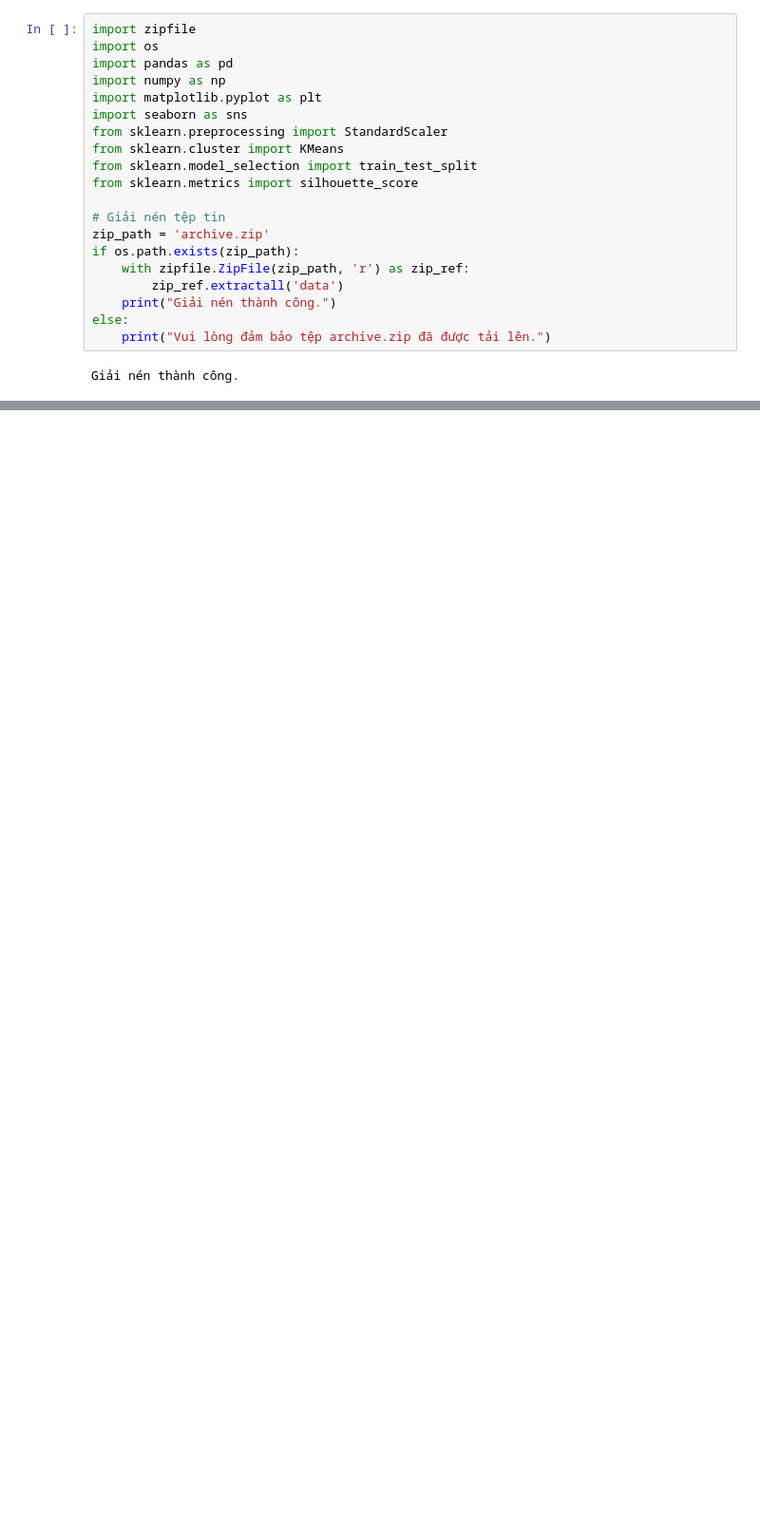
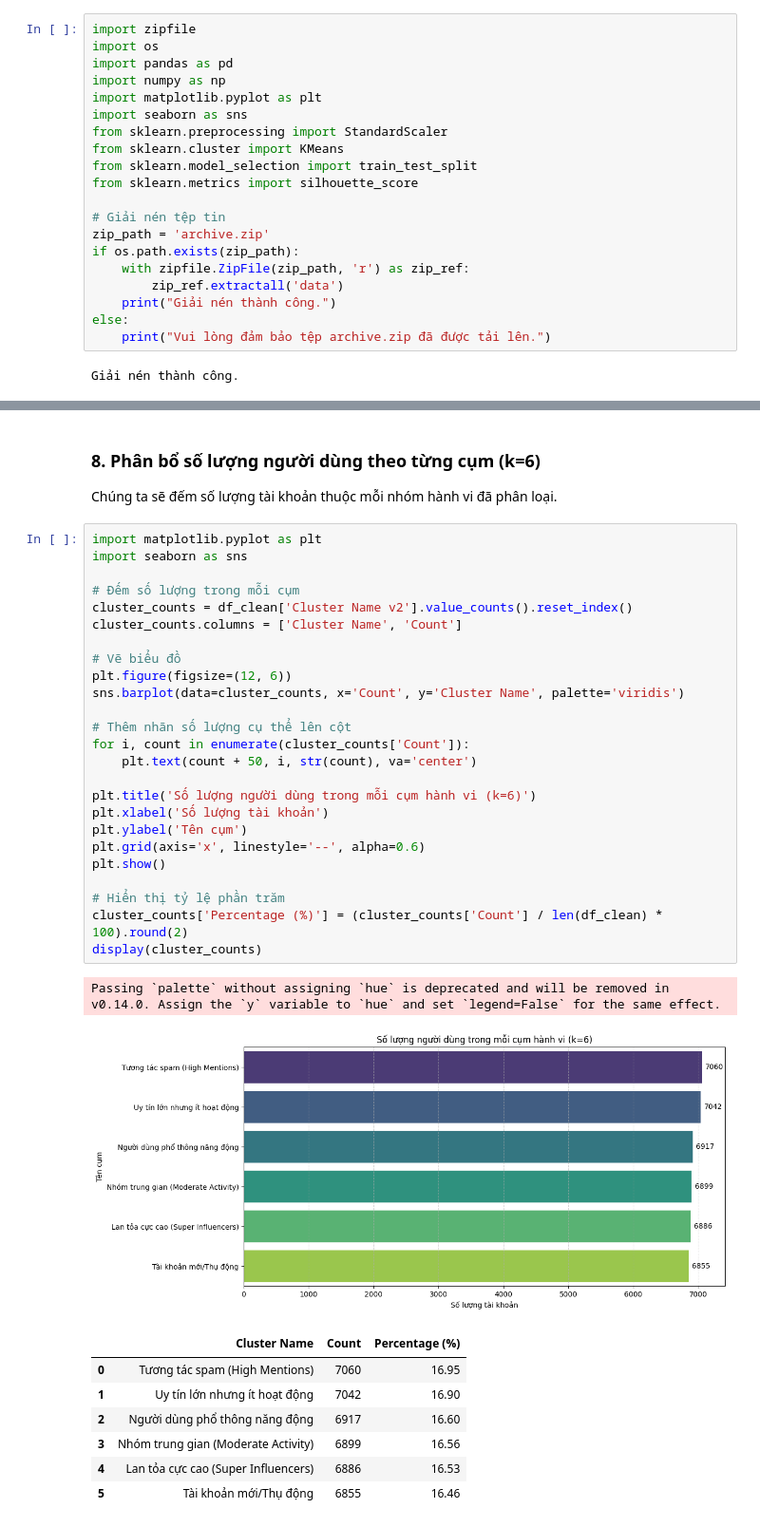
Before and after one commit to true-cpu/DoAnKPDL, a Jupyter notebook: DOANKPDL.ipynb, the cells around one changed output, grey strips where cells are left out. Shown at 95% size. Saved outputs shown, nothing was run; the diff lists cells and outputs as text; blank space fills up the shorter version.

```diff
--- a/DOANKPDL.ipynb
+++ b/DOANKPDL.ipynb
@@ -234,0 +269,38 @@ fig_final.show()
+# %% [markdown]
+### 8. Phân bổ số lượng người dùng theo từng cụm (k=6)
+Chúng ta sẽ đếm số lượng tài khoản thuộc mỗi nhóm hành vi đã phân loại.
+# %%
+import matplotlib.pyplot as plt
+import seaborn as sns
+
+# Đếm số lượng trong mỗi cụm
+cluster_counts = df_clean['Cluster Name v2'].value_counts().reset_index()
+cluster_counts.columns = ['Cluster Name', 'Count']
+
+# Vẽ biểu đồ
+plt.figure(figsize=(12, 6))
+sns.barplot(data=cluster_counts, x='Count', y='Cluster Name', palette='viridis')
+
+# Thêm nhãn số lượng cụ thể lên cột
+for i, count in enumerate(cluster_counts['Count']):
+    plt.text(count + 50, i, str(count), va='center')
+
+plt.title('Số lượng người dùng trong mỗi cụm hành vi (k=6)')
+plt.xlabel('Số lượng tài khoản')
+plt.ylabel('Tên cụm')
+plt.grid(axis='x', linestyle='--', alpha=0.6)
+plt.show()
+
+# Hiển thị tỷ lệ phần trăm
+cluster_counts['Percentage (%)'] = (cluster_counts['Count'] / len(df_clean) * 100).round(2)
+display(cluster_counts)
+# %% [output]
+Passing `palette` without assigning `hue` is deprecated and will be removed in v0.14.0. Assign the `y` variable to `hue` and set `legend=False` for the same effect.
+[figure, added]
+|  | Cluster Name | Count | Percentage (%) |
+| 0 | Tương tác spam (High Mentions) | 7060 | 16.95 |
+| 1 | Uy tín lớn nhưng ít hoạt động | 7042 | 16.90 |
+| 2 | Người dùng phổ thông năng động | 6917 | 16.60 |
+| 3 | Nhóm trung gian (Moderate Activity) | 6899 | 16.56 |
+| 4 | Lan tỏa cực cao (Super Influencers) | 6886 | 16.53 |
+| 5 | Tài khoản mới/Thụ động | 6855 | 16.46 |
```
Also changed, not shown: parts of 35 cells of this notebook.
